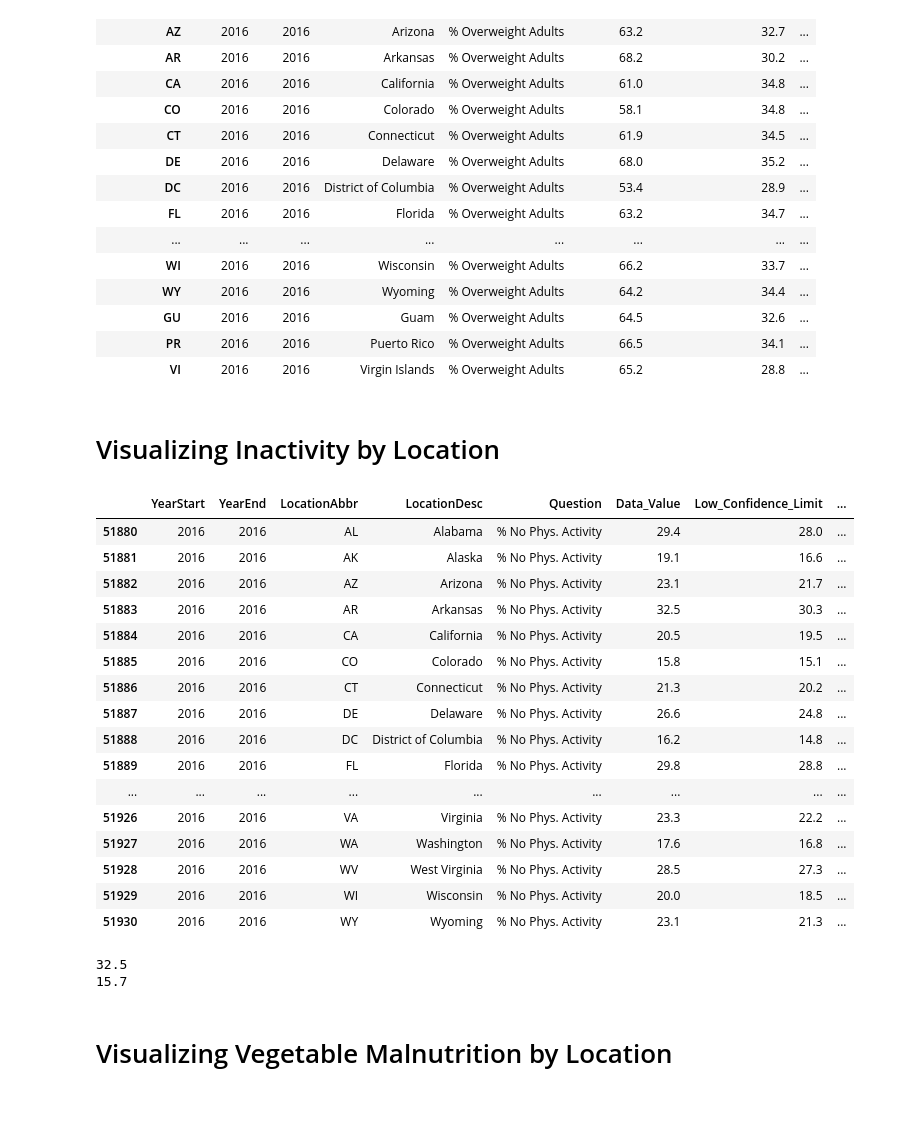
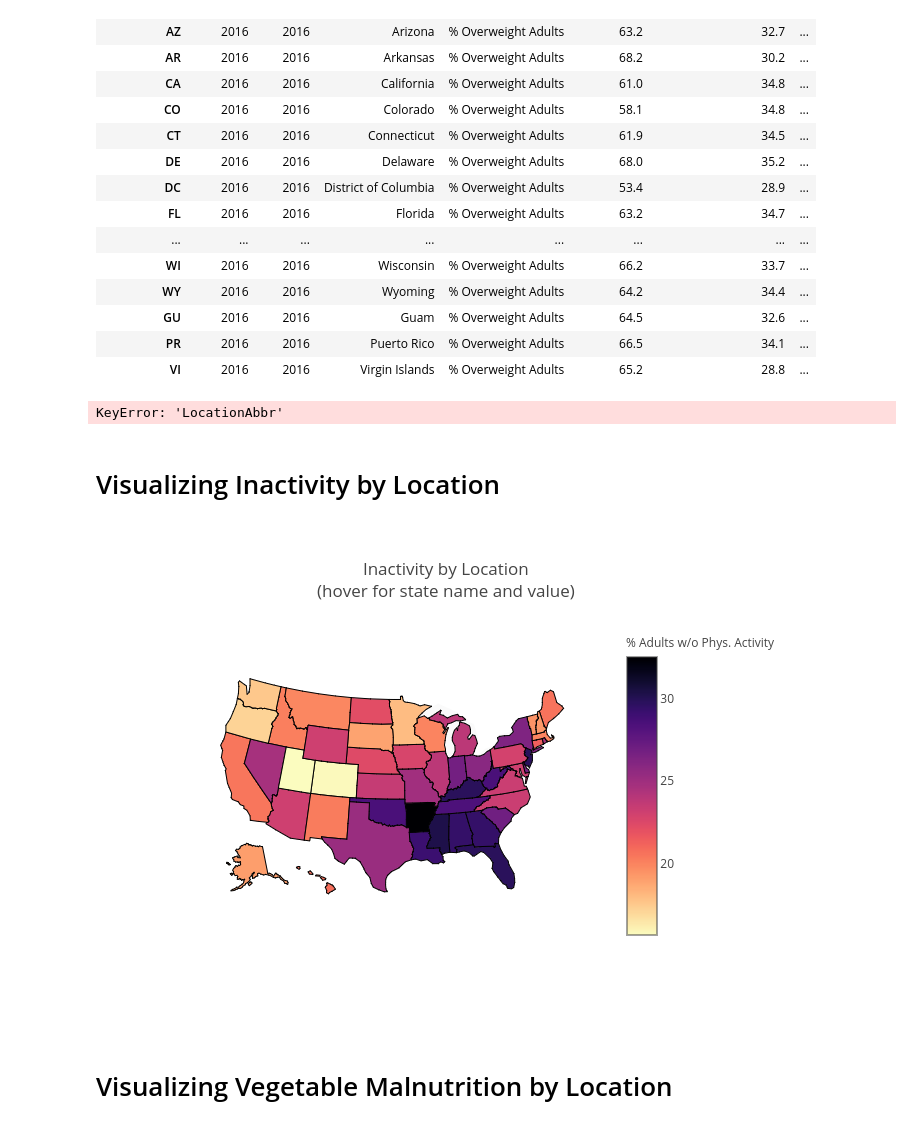
Before and after one commit to alankritjoshi/cs6220f17project2, a Jupyter notebook: 02_working/process_dataset.ipynb, the cells around one changed output. Drawn from its saved outputs; the diff is of its cells as text; code cells hidden in the pictures.

Commit message:
Generated a new set to plots

```diff
--- a/02_working/process_dataset.ipynb
+++ b/02_working/process_dataset.ipynb
@@ -183,9 +129,7 @@ def plot_basic(df, plot_title, bar_title, filename):
     state_names = df["LocationDesc"] + ' (' +  df["Data_Value"].astype('str') + '%)'
     values = pd.to_numeric(df["Data_Value"])
     max_value = values.max()
-    print(max_value)
     min_value = values.min()
-    print(min_value)
 
     # Create a heat-map scale w/ colors for percentages
     state_marker = {'size': 8,
@@ -212,6 +156,8 @@ def plot_basic(df, plot_title, bar_title, filename):
 
     plot_layout = {'title': '%s<br>(hover for state name and value)' % (plot_title,),
                    'colorbar': True,
+                   'width': 1400,
+                   'height': 1000,
                    'geo': {'scope': 'usa',
                            'projection': {'type': 'albers usa'},
                            'showland': True,
@@ -223,5 +169,20 @@ def plot_basic(df, plot_title, bar_title, filename):
                   }
 
     fig = dict(data=[plot_data], layout=plot_layout)
+    return fig
+
+# direct to a plot.ly page with the plot
+def plot_on_web(df, plot_title, bar_title, filename):
+    fig = plot_basic(df, plot_title, bar_title, filename)
     url = py.plot(fig, validate=False, filename=filename)
+
+# show the plot
+def plot_on_notebook(df, plot_title, bar_title, filename):
+    fig = plot_basic(df, plot_title, bar_title, filename)
+    py.image.ishow(fig)
+
+def save_plot(df, plot_title, bar_title, filename):
+    fig = plot_basic(df, plot_title, bar_title, filename)
+    filename += '.png'
+    py.image.save_as(fig, filename=filename)
 # %%
@@ -266,37 +226,20 @@ plot_basic(overweight_data_by_state,
            'Overweight Adults by Location',
            '% Overwieght Adults',
            'd3-overweight')
+# %% [output]
+KeyError: 'LocationAbbr'
 # %% [markdown]
 # Visualizing Inactivity by Location
 # %%
 inactivity_data_by_state = get_total_incidence_table(data_2016, "% No Phys. Activity") ## use data only in 2016?
-inactivity_data_by_state
+# inactivity_data_by_state
-# %% [output]
-|  | YearStart | YearEnd | LocationAbbr | LocationDesc | Question | Data_Value | Low_Confidence_Limit | ... |
-| 51880 | 2016 | 2016 | AL | Alabama | % No Phys. Activity | 29.4 | 28.0 | ... |
-| 51881 | 2016 | 2016 | AK | Alaska | % No Phys. Activity | 19.1 | 16.6 | ... |
-| 51882 | 2016 | 2016 | AZ | Arizona | % No Phys. Activity | 23.1 | 21.7 | ... |
-| 51883 | 2016 | 2016 | AR | Arkansas | % No Phys. Activity | 32.5 | 30.3 | ... |
-| 51884 | 2016 | 2016 | CA | California | % No Phys. Activity | 20.5 | 19.5 | ... |
-| 51885 | 2016 | 2016 | CO | Colorado | % No Phys. Activity | 15.8 | 15.1 | ... |
-| 51886 | 2016 | 2016 | CT | Connecticut | % No Phys. Activity | 21.3 | 20.2 | ... |
-| 51887 | 2016 | 2016 | DE | Delaware | % No Phys. Activity | 26.6 | 24.8 | ... |
-| 51888 | 2016 | 2016 | DC | District of Columbia | % No Phys. Activity | 16.2 | 14.8 | ... |
-| 51889 | 2016 | 2016 | FL | Florida | % No Phys. Activity | 29.8 | 28.8 | ... |
-| ... | ... | ... | ... | ... | ... | ... | ... | ... |
-| 51926 | 2016 | 2016 | VA | Virginia | % No Phys. Activity | 23.3 | 22.2 | ... |
-| 51927 | 2016 | 2016 | WA | Washington | % No Phys. Activity | 17.6 | 16.8 | ... |
-| 51928 | 2016 | 2016 | WV | West Virginia | % No Phys. Activity | 28.5 | 27.3 | ... |
-| 51929 | 2016 | 2016 | WI | Wisconsin | % No Phys. Activity | 20.0 | 18.5 | ... |
-| 51930 | 2016 | 2016 | WY | Wyoming | % No Phys. Activity | 23.1 | 21.3 | ... |
 # %%
-plot_basic(inactivity_data_by_state,
+plot_on_notebook(inactivity_data_by_state,
            'Inactivity by Location',
            '% Adults w/o Phys. Activity',
            'd3-inactive')
 # %% [output]
-32.5
-15.7
+[figure, added]
 # %% [markdown]
 # Visualizing Vegetable Malnutrition by Location
 # %%
```
Also changed, not shown: parts of 9 cells of this notebook, 4 other files.
